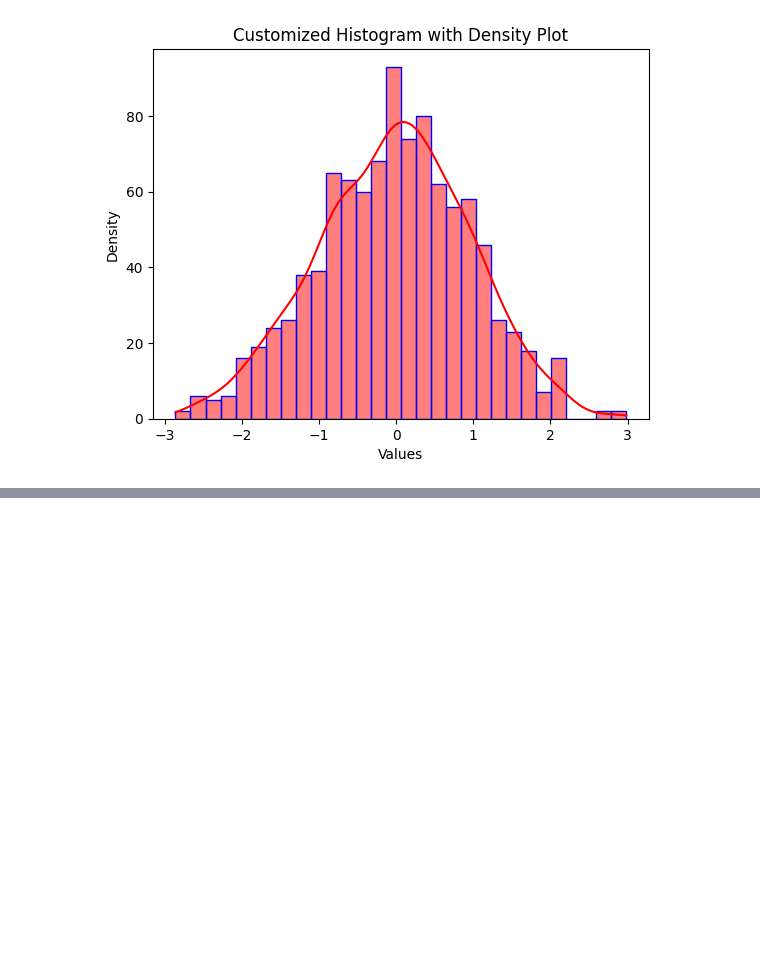
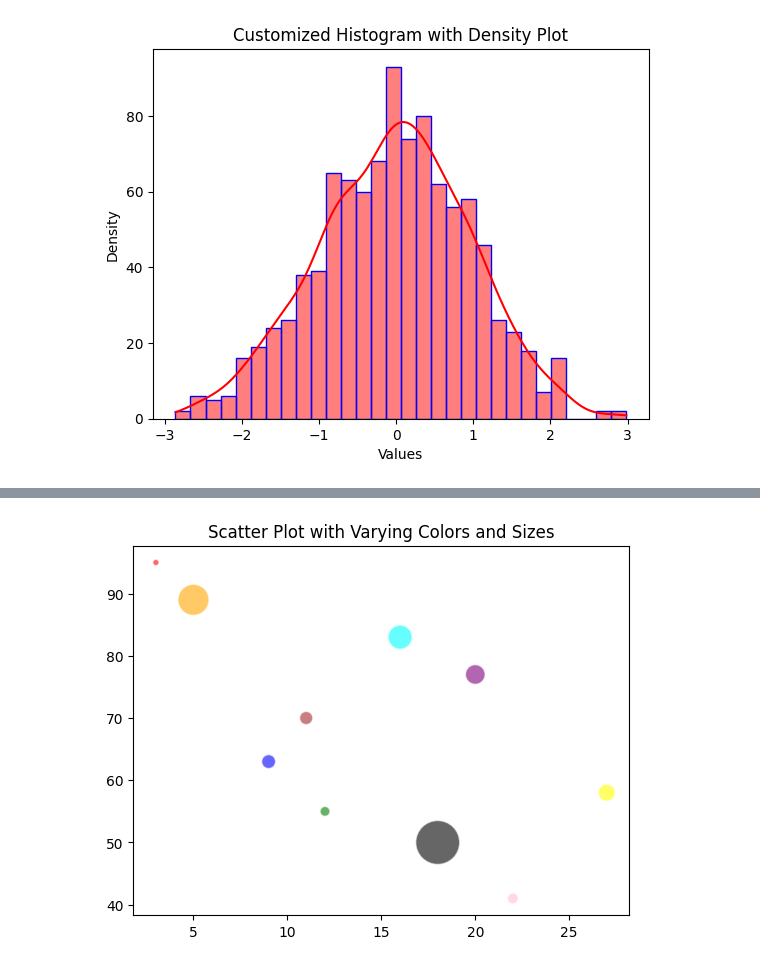
Before and after one commit to Sonu-kumar-08/YBI-INTERNSHIP, a Jupyter notebook: data_visualization.ipynb, the cells around one changed output, grey strips where cells are left out. Cells and saved outputs as stored; diff of their text form; code cells hidden in the pictures; blank space fills up the shorter version.

```diff
--- a/data_visualization.ipynb
+++ b/data_visualization.ipynb
@@ -230,0 +263,12 @@ plt.show()
+# %%
+x = np.array([3, 12, 9, 20, 5, 18, 22, 11, 27, 16])
+y = np.array([95, 55, 63, 77, 89, 50, 41, 70, 58, 83])
+
+a = [20, 50, 100, 200, 500, 1000, 60, 90, 150, 300] # size
+b = ['red', 'green', 'blue', 'purple', 'orange', 'black', 'pink', 'brown', 'yellow', 'cyan'] # color
+
+plt.scatter(x, y, s=a, c=b, alpha=0.6, edgecolors='w', linewidths=1)
+plt.title("Scatter Plot with Varying Colors and Sizes")
+plt.show()
+# %% [output]
+[figure, added]
```
Also changed, not shown: parts of 3 cells of this notebook.
